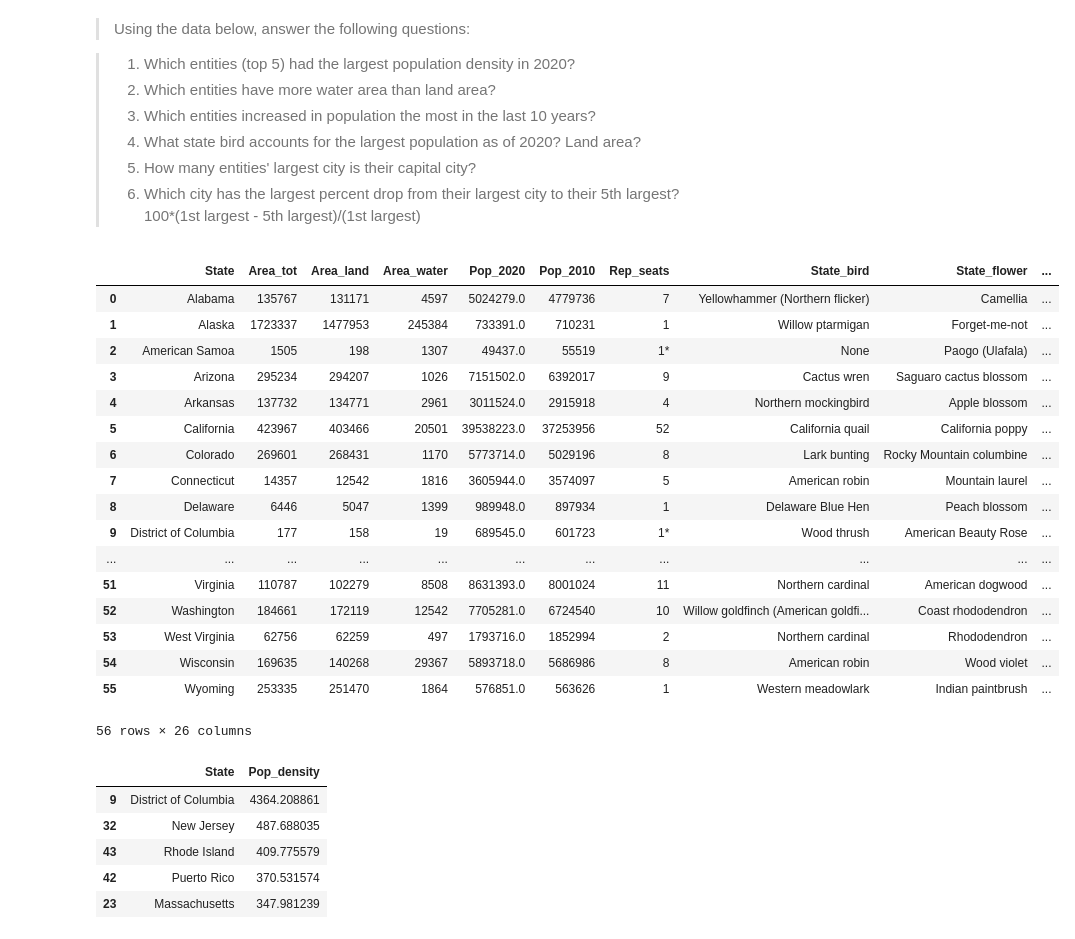
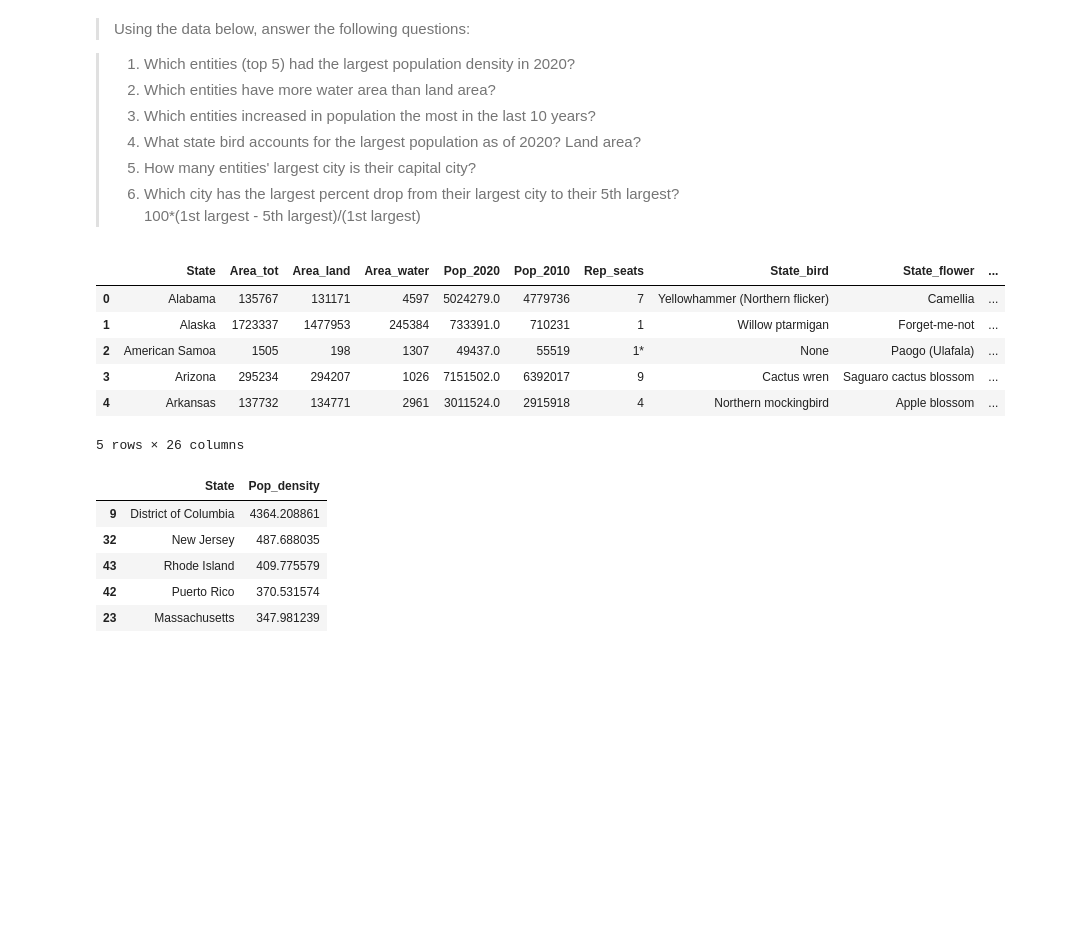
Before and after one commit to hirenbagga/ds_1300_notebooks, a Jupyter notebook: work/02_assignment.ipynb, the cells around one changed output. Saved outputs shown, nothing was run; the diff lists cells and outputs as text; code cells hidden in the pictures; blank space fills up the shorter version.

```diff
--- a/work/02_assignment.ipynb
+++ b/work/02_assignment.ipynb
@@ -14,26 +14,15 @@ import pandas as pd
 import numpy as np
 # %%
 facts = pd.read_csv('../data/state_facts.tsv',delimiter="\t")
-facts.head(57)
+facts.head(5)
 # %% [output]
 |  | State | Area_tot | Area_land | Area_water | Pop_2020 | Pop_2010 | Rep_seats | State_bird | State_flower | ... |
 | 0 | Alabama | 135767 | 131171 | 4597 | 5024279.0 | 4779736 | 7 | Yellowhammer (Northern flicker) | Camellia | ... |
 | 1 | Alaska | 1723337 | 1477953 | 245384 | 733391.0 | 710231 | 1 | Willow ptarmigan | Forget-me-not | ... |
 | 2 | American Samoa | 1505 | 198 | 1307 | 49437.0 | 55519 | 1* | None | Paogo (Ulafala) | ... |
 | 3 | Arizona | 295234 | 294207 | 1026 | 7151502.0 | 6392017 | 9 | Cactus wren | Saguaro cactus blossom | ... |
 | 4 | Arkansas | 137732 | 134771 | 2961 | 3011524.0 | 2915918 | 4 | Northern mockingbird | Apple blossom | ... |
-| 5 | California | 423967 | 403466 | 20501 | 39538223.0 | 37253956 | 52 | California quail | California poppy | ... |
-| 6 | Colorado | 269601 | 268431 | 1170 | 5773714.0 | 5029196 | 8 | Lark bunting | Rocky Mountain columbine | ... |
-| 7 | Connecticut | 14357 | 12542 | 1816 | 3605944.0 | 3574097 | 5 | American robin | Mountain laurel | ... |
-| 8 | Delaware | 6446 | 5047 | 1399 | 989948.0 | 897934 | 1 | Delaware Blue Hen | Peach blossom | ... |
-| 9 | District of Columbia | 177 | 158 | 19 | 689545.0 | 601723 | 1* | Wood thrush | American Beauty Rose | ... |
-| ... | ... | ... | ... | ... | ... | ... | ... | ... | ... | ... |
-| 51 | Virginia | 110787 | 102279 | 8508 | 8631393.0 | 8001024 | 11 | Northern cardinal | American dogwood | ... |
-| 52 | Washington | 184661 | 172119 | 12542 | 7705281.0 | 6724540 | 10 | Willow goldfinch (American goldfi... | Coast rhododendron | ... |
-| 53 | West Virginia | 62756 | 62259 | 497 | 1793716.0 | 1852994 | 2 | Northern cardinal | Rhododendron | ... |
-| 54 | Wisconsin | 169635 | 140268 | 29367 | 5893718.0 | 5686986 | 8 | American robin | Wood violet | ... |
-| 55 | Wyoming | 253335 | 251470 | 1864 | 576851.0 | 563626 | 1 | Western meadowlark | Indian paintbrush | ... |
-56 rows × 26 columns
+5 rows × 26 columns
 # %%
 #1.
 facts['Pop_density']= facts['Pop_2020']/facts["Area_land"]
```
